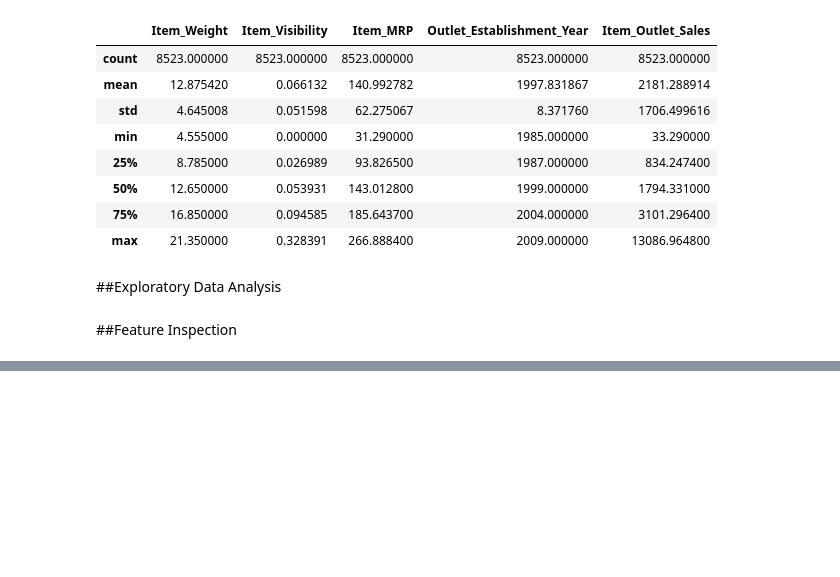
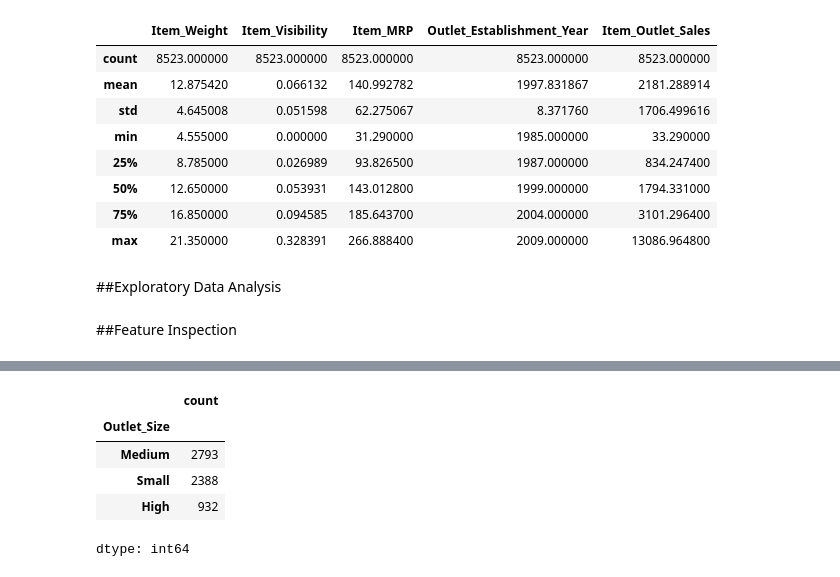
Before and after one commit to saedsader/Prediction-of-product-sales, a Jupyter notebook: Prediction_of_Product_Sales.ipynb, the cells around one changed output, grey strips where cells are left out. Cells and saved outputs as stored; diff of their text form; code cells hidden in the pictures; blank space fills up the shorter version.

```diff
--- a/Prediction_of_Product_Sales.ipynb
+++ b/Prediction_of_Product_Sales.ipynb
@@ -248,0 +295,6 @@ df.describe()
+# %%
+#we have inconsistant values in the Item_fat_content such as LF , low fat , reg so we need to make the values like each other:
+df2['Item_Fat_Content']=df2['Item_Fat_Content'].str.replace('LF','Low Fat')
+# %%
+#we have inconsistant values in the Item_fat_content such as  , low fat , reg so we need to make the values like each other:
+df2['Item_Fat_Content']=df2['Item_Fat_Content'].str.replace('low fat','Low Fat')
@@ -248,0 +343,9 @@ df.describe()
+# %%
+df2['Outlet_Size'].value_counts()
+# %% [output]
+|  | count |
+| Outlet_Size |  |
+| Medium | 2793 |
+| Small | 2388 |
+| High | 932 |
+dtype: int64
```
Also changed, not shown: parts of 25 cells of this notebook.
